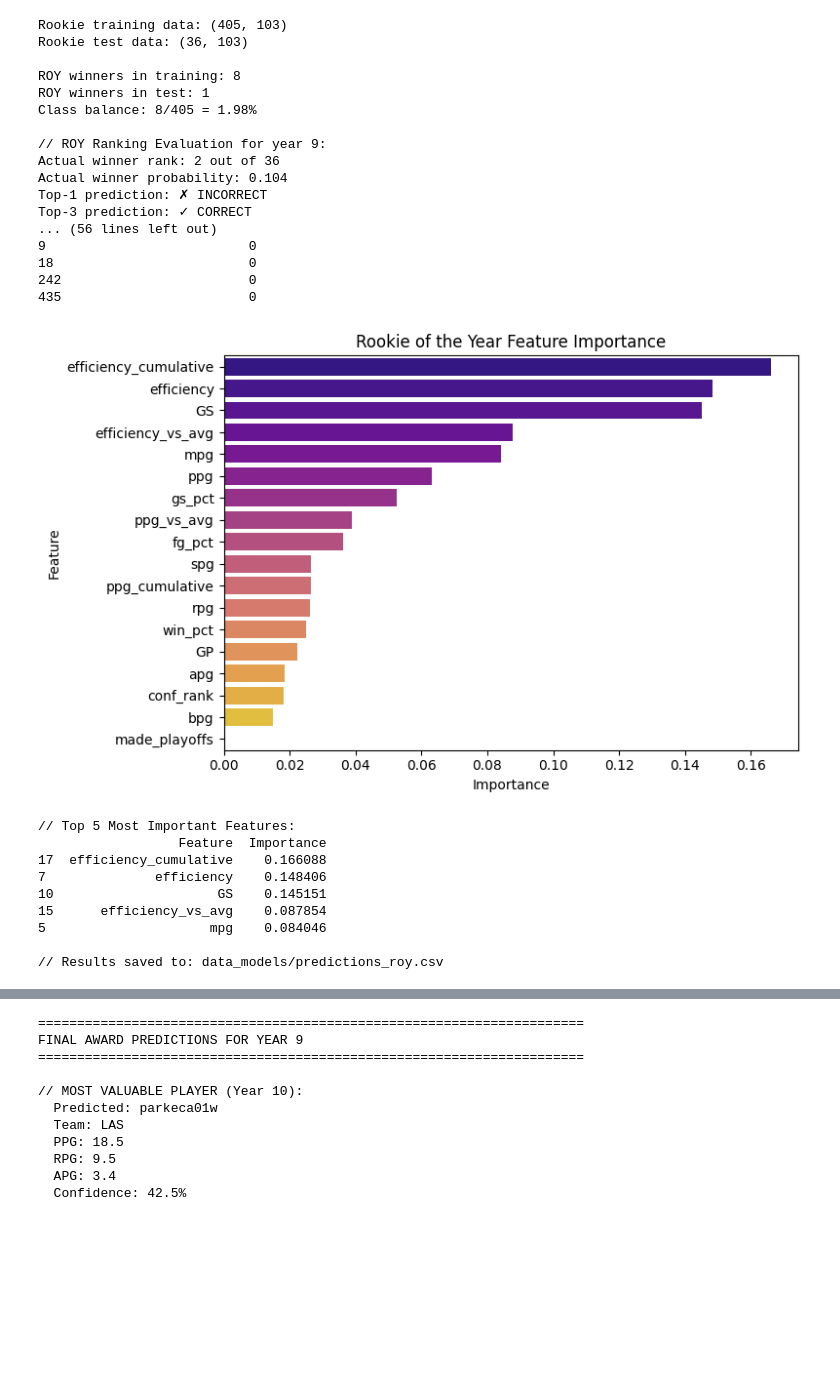
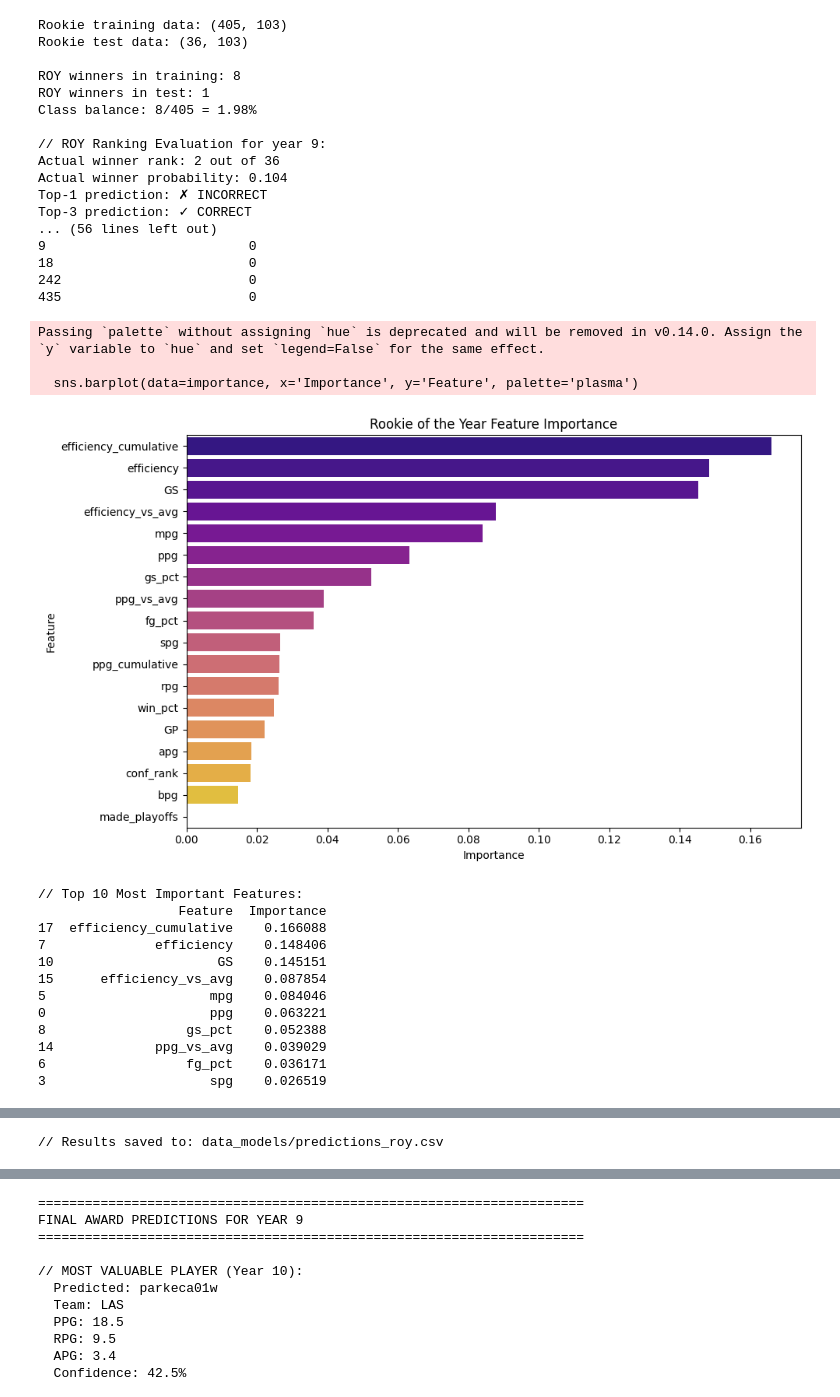
Before and after one commit to torradoov/Data_Mining-WNBA, a Jupyter notebook: 04_05_c).ipynb, the cells around one changed output, grey strips where cells are left out. Cells and saved outputs as stored; diff of their text form; code cells hidden in the pictures; blank space fills up the shorter version.

```diff
--- a/04_05_c).ipynb
+++ b/04_05_c).ipynb
@@ -699,7 +683,7 @@ print(f"Rookie training data: {train_rookies.shape}")
 print(f"Rookie test data: {test_rookies.shape}")
 
 # ===============================================================
-# 2️⃣ Features for rookies (ENHANCED)
+# 2️⃣ Features for rookies
 # ===============================================================
 features_roy = [
     # current performance
@@ -785,45 +769,76 @@ importance = pd.DataFrame({
     'Importance': model_roy.feature_importances_
 }).sort_values('Importance', ascending=False)
 
-plt.figure(figsize=(8, 5))
-sns.barplot(data=importance, x='Importance', y='Feature', hue='Feature', palette='plasma', legend=False)
+plt.figure(figsize=(10, 6))
+sns.barplot(data=importance, x='Importance', y='Feature', palette='plasma')
 plt.title('Rookie of the Year Feature Importance')
 plt.tight_layout()
 plt.show()
 
-print("\n// Top 5 Most Important Features:")
-print(importance.head())
+print("\n// Top 10 Most Important Features:")
+print(importance.head(10))
+
+# ===============================================================
+# 7️⃣b Additional Visualizations
+# ===============================================================
+plt.figure(figsize=(10, 4))
+plt.subplot(1, 2, 1)
+plt.hist(test_rookies['roy_proba'], bins=15, color='purple', edgecolor='black', alpha=0.7)
+if winner_proba is not None:
+    plt.axvline(winner_proba, color='red', linestyle='--', linewidth=2, label=f'Winner: {winner_proba:.3f}')
+    plt.legend()
+plt.xlabel('Predicted ROY Probability')
+plt.ylabel('Number of Rookies')
+plt.title('Probability Distribution')
+plt.grid(alpha=0.3)
+
+plt.subplot(1, 2, 2)
+top_5 = test_rookies.nsmallest(5, 'roy_rank')
+colors = ['red' if pid == actual_winner_id else 'purple' for pid in top_5['playerID']]
+plt.barh(range(len(top_5)), top_5['roy_proba'], color=colors, edgecolor='black')
+plt.yticks(range(len(top_5)), [f"#{int(r)}: {pid[:8]}" for r, pid in zip(top_5['roy_rank'], top_5['playerID'])])
+plt.xlabel('Predicted Probability')
+plt.title('Top 5 ROY Candidates')
+plt.grid(alpha=0.3, axis='x')
+plt.tight_layout()
+plt.show()
 
 # ===============================================================
 # 8️⃣ Save predictions
 # ===============================================================
 test_rookies.to_csv("data_models/predictions_roy.csv", index=False)
 print("\n// Results saved to: data_models/predictions_roy.csv")
 # %% [output]
 Rookie training data: (405, 103)
 Rookie test data: (36, 103)
 
 ROY winners in training: 8
 ROY winners in test: 1
 Class balance: 8/405 = 1.98%
 
 // ROY Ranking Evaluation for year 9:
 Actual winner rank: 2 out of 36
 Actual winner probability: 0.104
 Top-1 prediction: ✗ INCORRECT
 Top-3 prediction: ✓ CORRECT
 ... (56 lines left out)
 9                          0
 18                         0
 242                        0
 435                        0
+Passing `palette` without assigning `hue` is deprecated and will be removed in v0.14.0. Assign the `y` variable to `hue` and set `legend=False` for the same effect.
+
+  sns.barplot(data=importance, x='Importance', y='Feature', palette='plasma')
-[figure, old version]
+[figure, new version]
-// Top 5 Most Important Features:
-                  Feature  Importance
-17  efficiency_cumulative    0.166088
-7              efficiency    0.148406
-10                     GS    0.145151
-15      efficiency_vs_avg    0.087854
-5                     mpg    0.084046
-
-// Results saved to: data_models/predictions_roy.csv
+// Top 10 Most Important Features:
+                  Feature  Importance
+17  efficiency_cumulative    0.166088
+7              efficiency    0.148406
+10                     GS    0.145151
+15      efficiency_vs_avg    0.087854
+5                     mpg    0.084046
+0                     ppg    0.063221
+8                  gs_pct    0.052388
+14             ppg_vs_avg    0.039029
+6                  fg_pct    0.036171
+3                     spg    0.026519
@@ -830,2 +846,3 @@ Top-3 prediction: ✓ CORRECT
+// Results saved to: data_models/predictions_roy.csv
 # %%
 # ===============================================================
```
Also changed, not shown: parts of 8 cells of this notebook.
